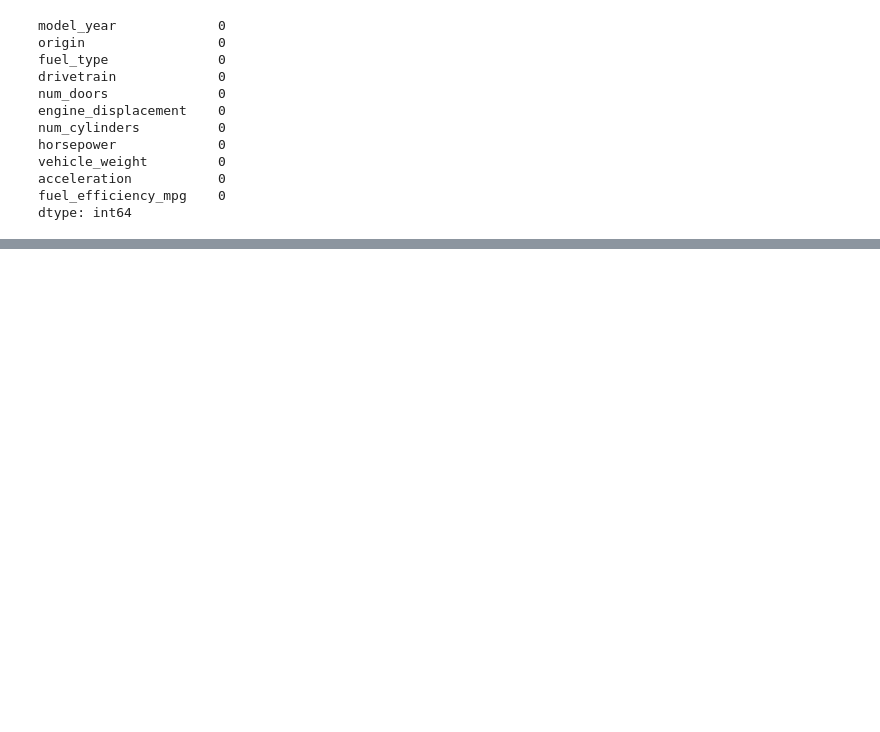
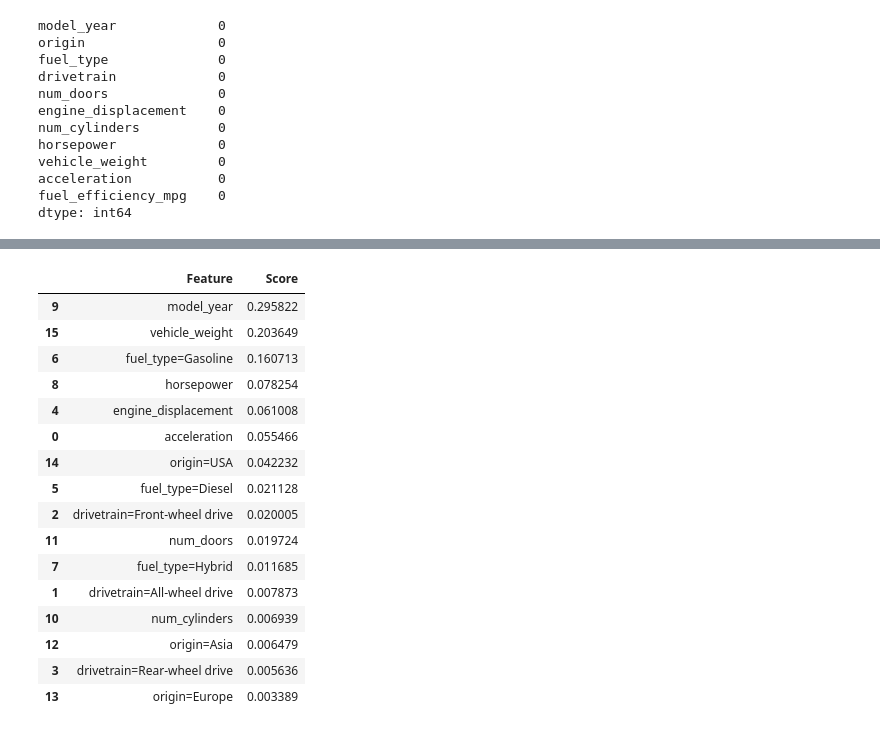
Before and after one commit to Salah-Ashraf-Hossam/machine-learning-zoomcamp-homework, a Jupyter notebook: 6-trees/homework.ipynb, the cells around one changed output, grey strips where cells are left out. Saved outputs shown, nothing was run; the diff lists cells and outputs as text; code cells hidden in the pictures; blank space fills up the shorter version.

```diff
--- a/6-trees/homework.ipynb
+++ b/6-trees/homework.ipynb
@@ -116,0 +128,6 @@ df_train
+# %%
+rf = RandomForestRegressor(n_estimators=10, random_state=1,n_jobs=-1)
+rf.fit(X_train, y_train)
+
+y_pred = rf.predict(X_val)
+rmse = root_mean_squared_error(y_val, y_pred)
@@ -116,0 +138,11 @@ df_train
+# %%
+scores = []
+
+for n in [10, 50, 100, 150]:
+    rf = RandomForestRegressor(n_estimators=n, random_state=1,n_jobs=-1)
+    rf.fit(X_train, y_train)
+
+    y_pred = rf.predict(X_val)
+    rmse = root_mean_squared_error(y_val, y_pred)
+
+    scores.append((n, round(rmse,3)))
@@ -116,0 +153,12 @@ df_train
+# %%
+scores = []
+
+for d in [10, 15, 20, 25]:
+    for n in [10, 50, 100, 150]:
+        rf = RandomForestRegressor(n_estimators=n,max_depth=d, random_state=1,n_jobs=-1)
+        rf.fit(X_train, y_train)
+
+        y_pred = rf.predict(X_val)
+        rmse = root_mean_squared_error(y_val, y_pred)
+
+        scores.append((d, n, round(rmse,3)))
@@ -116,0 +184,31 @@ df_train
+# %%
+rf = RandomForestRegressor(n_estimators=10,max_depth=20, random_state=1,n_jobs=-1)
+rf.fit(X_train, y_train)
+
+y_pred = rf.predict(X_val)
+importances = rf.feature_importances_
+
+feature_importance = pd.DataFrame({
+    'Feature': dv.get_feature_names_out(),
+    'Score': importances
+}).sort_values(by='Score', ascending=False)
+# %%
+feature_importance
+# %% [output]
+|  | Feature | Score |
+| 9 | model_year | 0.295822 |
+| 15 | vehicle_weight | 0.203649 |
+| 6 | fuel_type=Gasoline | 0.160713 |
+| 8 | horsepower | 0.078254 |
+| 4 | engine_displacement | 0.061008 |
+| 0 | acceleration | 0.055466 |
+| 14 | origin=USA | 0.042232 |
+| 5 | fuel_type=Diesel | 0.021128 |
+| 2 | drivetrain=Front-wheel drive | 0.020005 |
+| 11 | num_doors | 0.019724 |
+| 7 | fuel_type=Hybrid | 0.011685 |
+| 1 | drivetrain=All-wheel drive | 0.007873 |
+| 10 | num_cylinders | 0.006939 |
+| 12 | origin=Asia | 0.006479 |
+| 3 | drivetrain=Rear-wheel drive | 0.005636 |
+| 13 | origin=Europe | 0.003389 |
```
Also changed, not shown: parts of 16 cells of this notebook.
